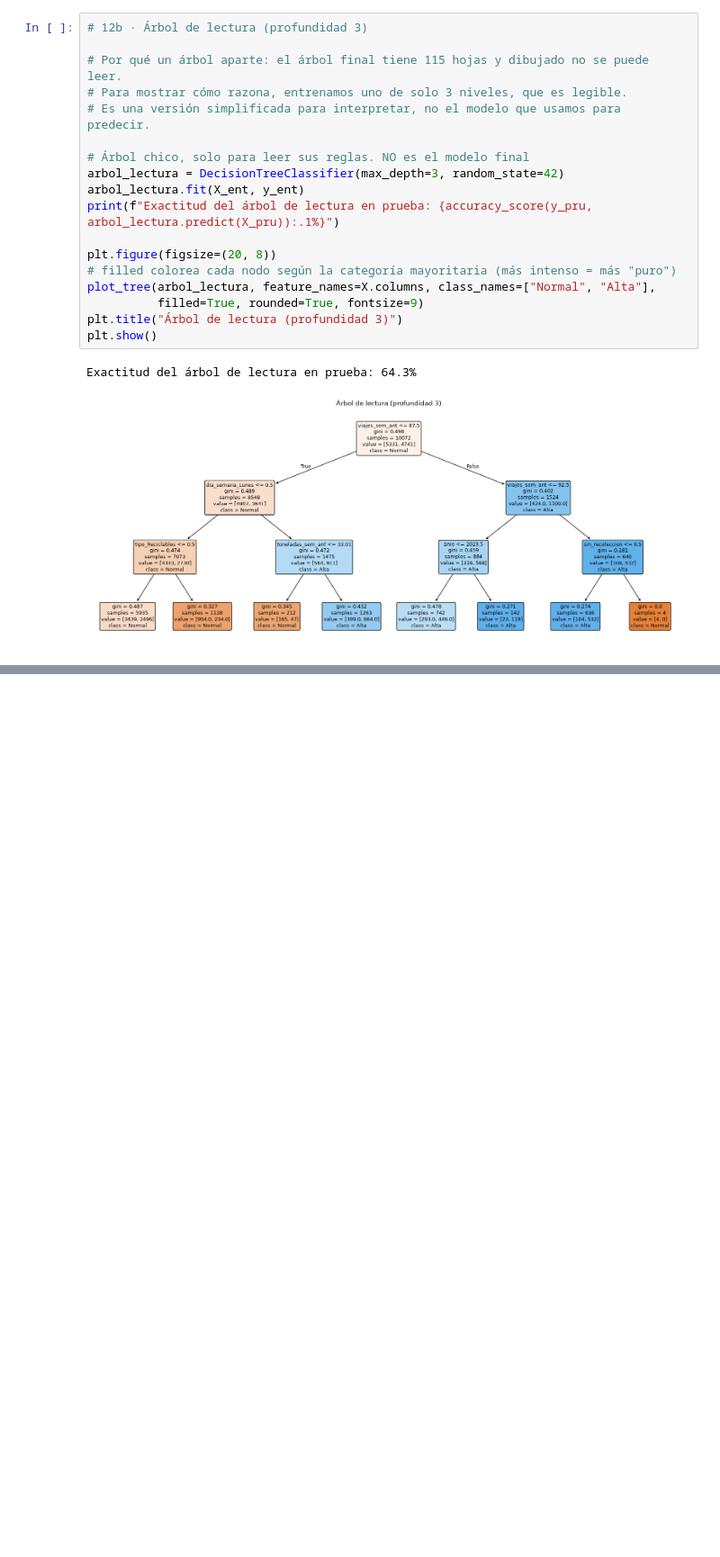
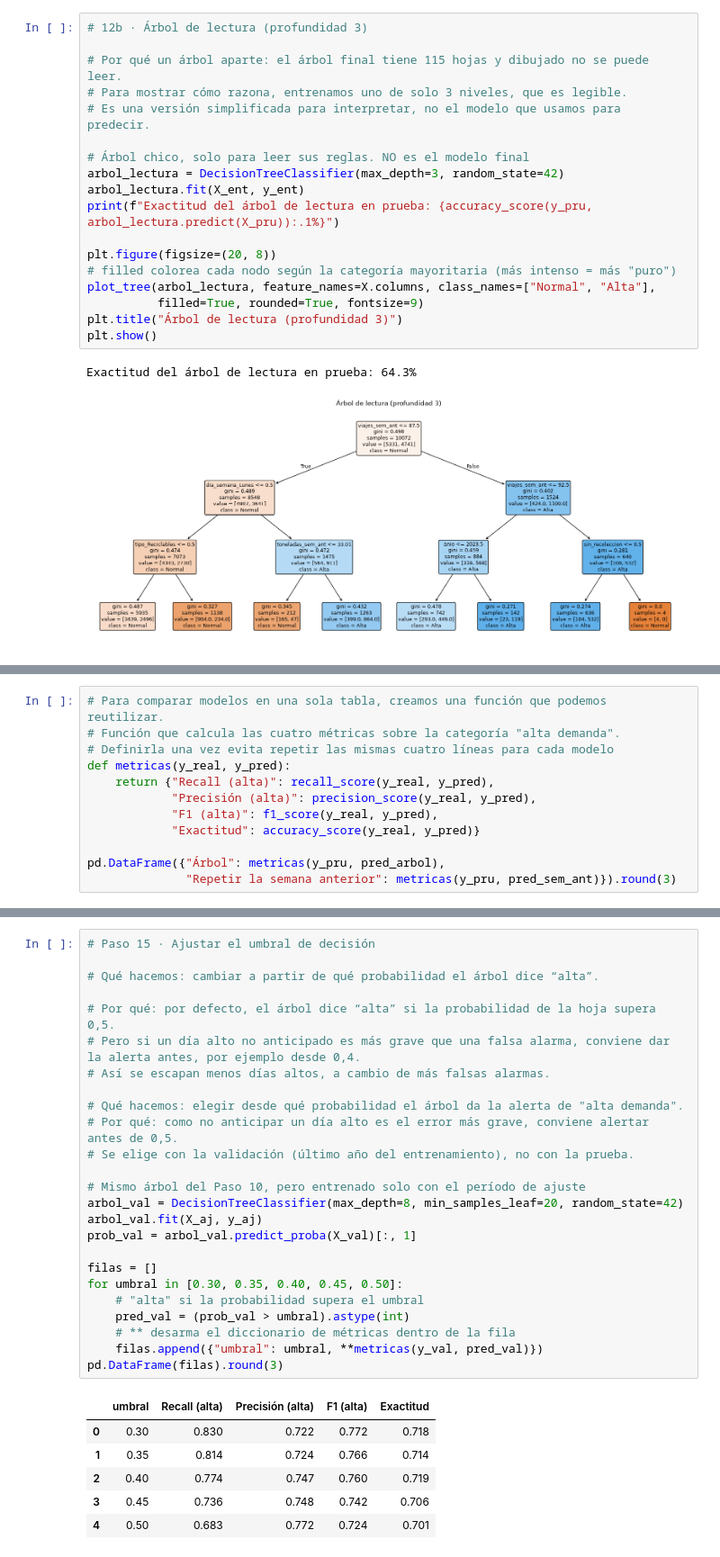
Before and after one commit to Naccho27/tp-predictivos, a Jupyter notebook: notebooks/02_clasificacion_arbol.ipynb, the cells around one changed output, grey strips where cells are left out. Shown at 90% size. Saved outputs shown, nothing was run; the diff lists cells and outputs as text; blank space fills up the shorter version.

```diff
--- a/notebooks/02_clasificacion_arbol.ipynb
+++ b/notebooks/02_clasificacion_arbol.ipynb
@@ -425,0 +465,12 @@ Exactitud del árbol de lectura en prueba: 64.3%
+# %%
+# Para comparar modelos en una sola tabla, creamos una función que podemos reutilizar.
+# Función que calcula las cuatro métricas sobre la categoría "alta demanda".
+# Definirla una vez evita repetir las mismas cuatro líneas para cada modelo
+def metricas(y_real, y_pred):
+    return {"Recall (alta)": recall_score(y_real, y_pred),
+            "Precisión (alta)": precision_score(y_real, y_pred),
+            "F1 (alta)": f1_score(y_real, y_pred),
+            "Exactitud": accuracy_score(y_real, y_pred)}
+
+pd.DataFrame({"Árbol": metricas(y_pru, pred_arbol),
+              "Repetir la semana anterior": metricas(y_pru, pred_sem_ant)}).round(3)
@@ -425,0 +487,32 @@ Exactitud del árbol de lectura en prueba: 64.3%
+# %%
+# Paso 15 · Ajustar el umbral de decisión
+
+# Qué hacemos: cambiar a partir de qué probabilidad el árbol dice “alta”.
+
+# Por qué: por defecto, el árbol dice “alta” si la probabilidad de la hoja supera 0,5.
+# Pero si un día alto no anticipado es más grave que una falsa alarma, conviene dar la alerta antes, por ejemplo desde 0,4.
+# Así se escapan menos días altos, a cambio de más falsas alarmas.
+
+# Qué hacemos: elegir desde qué probabilidad el árbol da la alerta de "alta demanda".
+# Por qué: como no anticipar un día alto es el error más grave, conviene alertar antes de 0,5.
+# Se elige con la validación (último año del entrenamiento), no con la prueba.
+
+# Mismo árbol del Paso 10, pero entrenado solo con el período de ajuste
+arbol_val = DecisionTreeClassifier(max_depth=8, min_samples_leaf=20, random_state=42)
+arbol_val.fit(X_aj, y_aj)
+prob_val = arbol_val.predict_proba(X_val)[:, 1]
+
+filas = []
+for umbral in [0.30, 0.35, 0.40, 0.45, 0.50]:
+    # "alta" si la probabilidad supera el umbral
+    pred_val = (prob_val > umbral).astype(int)
+    # ** desarma el diccionario de métricas dentro de la fila
+    filas.append({"umbral": umbral, **metricas(y_val, pred_val)})
+pd.DataFrame(filas).round(3)
+# %% [output]
+|  | umbral | Recall (alta) | Precisión (alta) | F1 (alta) | Exactitud |
+| 0 | 0.30 | 0.830 | 0.722 | 0.772 | 0.718 |
+| 1 | 0.35 | 0.814 | 0.724 | 0.766 | 0.714 |
+| 2 | 0.40 | 0.774 | 0.747 | 0.760 | 0.719 |
+| 3 | 0.45 | 0.736 | 0.748 | 0.742 | 0.706 |
+| 4 | 0.50 | 0.683 | 0.772 | 0.724 | 0.701 |
```
Also changed, not shown: parts of 15 cells of this notebook.
